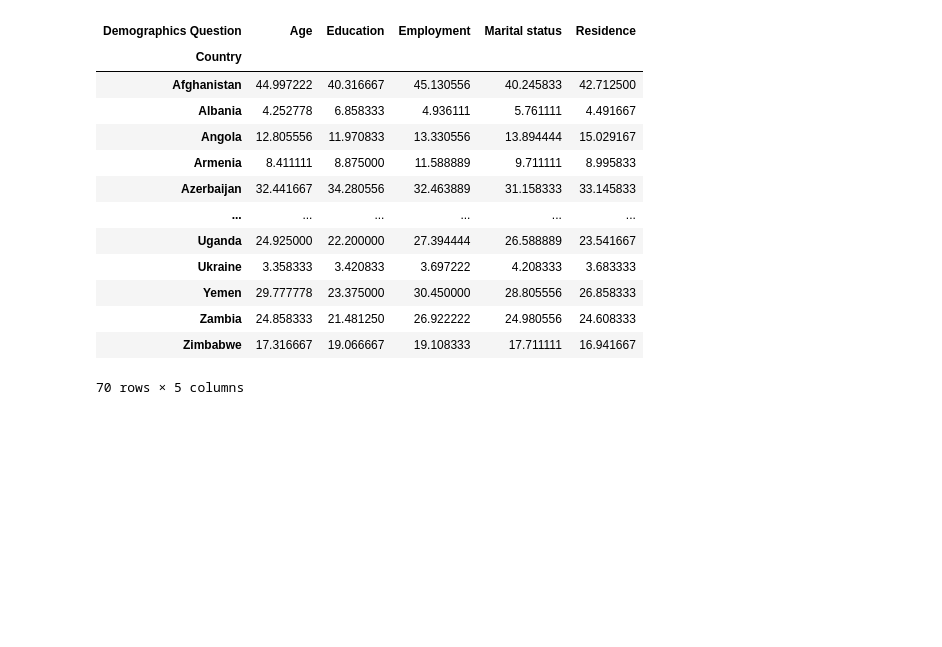
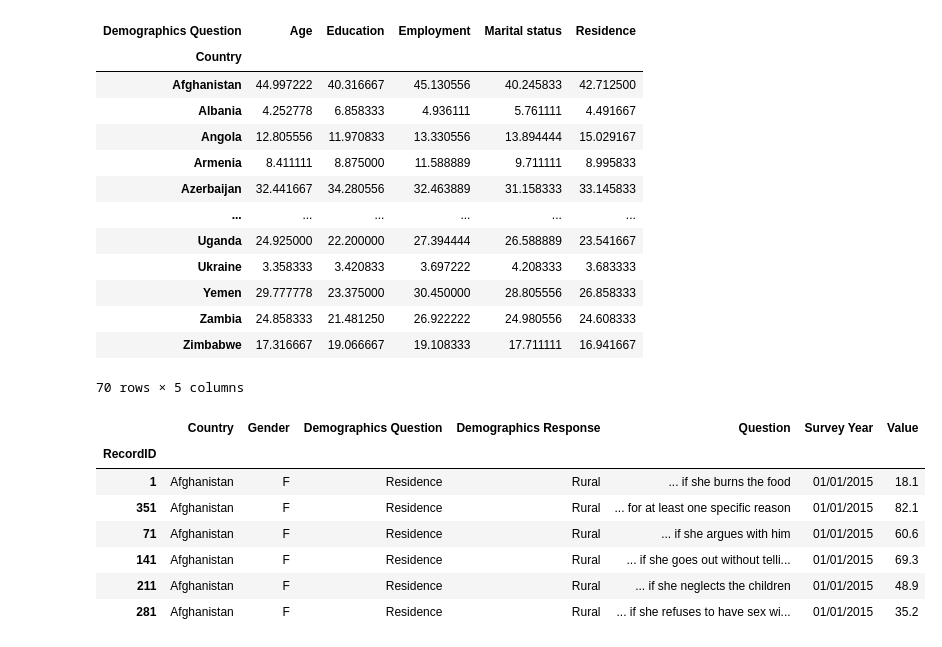
Before and after one commit to sledhead/python_core_test, a Jupyter notebook: pandas_test.ipynb, the cells around one changed output. Cells and saved outputs as stored; diff of their text form; code cells hidden in the pictures; blank space fills up the shorter version.

```diff
--- a/pandas_test.ipynb
+++ b/pandas_test.ipynb
@@ -650,3 +650,15 @@ df.pivot_table(index='Country', columns='Demographics Question', values='Value')
 | Zambia | 24.858333 | 21.481250 | 26.922222 | 24.980556 | 24.608333 |
 | Zimbabwe | 17.316667 | 19.066667 | 19.108333 | 17.711111 | 16.941667 |
 70 rows × 5 columns
+# %%
+wf_1 = (df['Country'] == 'Afghanistan') & (df['Gender'] == 'F') & (df['Demographics Response'] == 'Rural')
+df.loc[wf_1]
+# %% [output]
+|  | Country | Gender | Demographics Question | Demographics Response | Question | Survey Year | Value |
+| RecordID |  |  |  |  |  |  |  |
+| 1 | Afghanistan | F | Residence | Rural | ... if she burns the food | 01/01/2015 | 18.1 |
+| 351 | Afghanistan | F | Residence | Rural | ... for at least one specific reason | 01/01/2015 | 82.1 |
+| 71 | Afghanistan | F | Residence | Rural | ... if she argues with him | 01/01/2015 | 60.6 |
+| 141 | Afghanistan | F | Residence | Rural | ... if she goes out without telli... | 01/01/2015 | 69.3 |
+| 211 | Afghanistan | F | Residence | Rural | ... if she neglects the children | 01/01/2015 | 48.9 |
+| 281 | Afghanistan | F | Residence | Rural | ... if she refuses to have sex wi... | 01/01/2015 | 35.2 |
```
Also changed, not shown: parts of 3 cells of this notebook.
